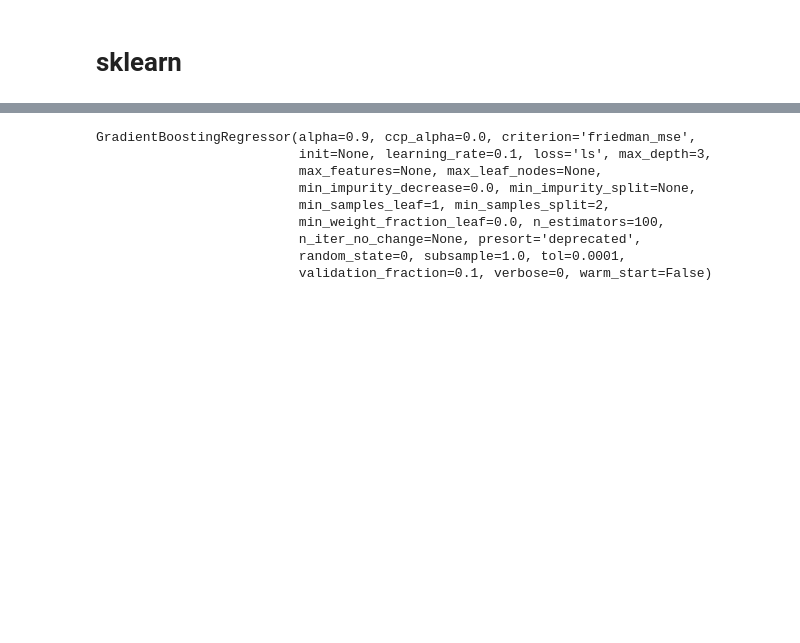
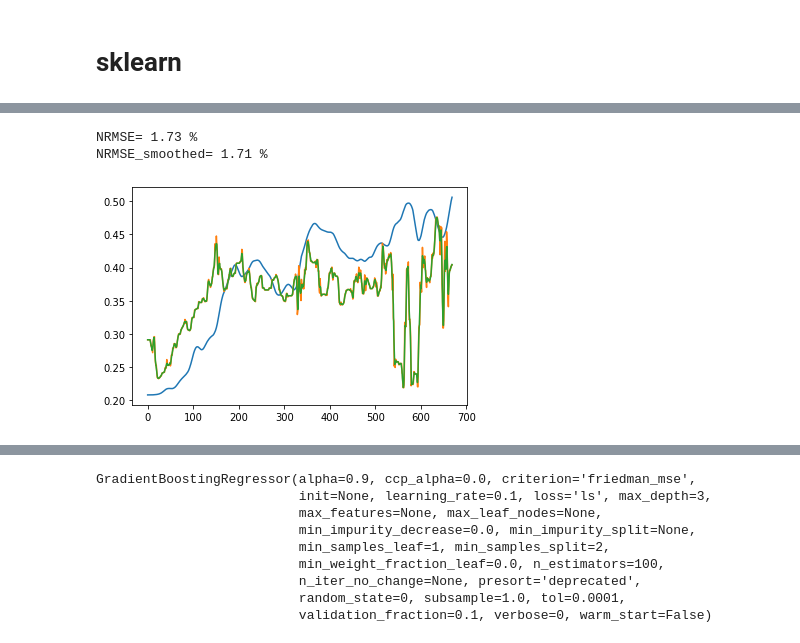
Before and after one commit to negargolestani/kinect_motion_tracking, a Jupyter notebook: regression_ml _sklearn.ipynb, the cells around one changed output, grey strips where cells are left out. Saved outputs shown, nothing was run; the diff lists cells and outputs as text; code cells hidden in the pictures; blank space fills up the shorter version.

```diff
--- a/regression_ml _sklearn.ipynb
+++ b/regression_ml _sklearn.ipynb
@@ -100,3 +159,4 @@ Validation Data - Y:     (18,) (430,)
 # sklearn
 # %%
 model = GradientBoostingRegressor(random_state=0)
+model.fit( train_data_segmented_f.X, train_data_segmented_f.Y)
@@ -108,0 +173,35 @@ validation_data_segmented = validation_data.segment(win_size, step, as_one=False
+# %%
+idx = 6
+data = validation_data_segmented_f
+
+x_test, y_test, data_test = data.X[idx], data.Y[idx], data.data[idx]
+
+preds = model.predict(x_test)
+preds_smooth = signal.savgol_filter( preds, window_length=3, polyorder=1)
+
+# r2 = model.score(train_data_segmented.X, train_data_segmented.Y)
+print('NRMSE=', np.round(mean_squared_error( y_test, preds ) / np.mean(y_test) * 100, 2), '%' )
+print('NRMSE_smoothed=', np.round(mean_squared_error( y_test, preds_smooth ) / np.mean(y_test) * 100, 2), '%' )
+
+plt.plot(validation_data_segmented.Y[idx])
+plt.plot(preds)
+plt.plot(preds_smooth)
+plt.show()
+
+# plt.subplot(311)
+# plt.plot(preds)
+# plt.plot(preds_smooth)
+# plt.plot(data_test.distance_0.values)
+# plt.plot(data_test.distance_1.values)
+
+# plt.subplot(312)
+# plt.plot(data_test.misalignment_0.values)
+# plt.plot(data_test.misalignment_1.values)
+
+# plt.subplot(313)
+# plt.plot(data_test.rssi_0.values)
+# plt.plot(data_test.rssi_1.values)
+# %% [output]
+NRMSE= 1.73 %
+NRMSE_smoothed= 1.71 %
+[figure, added]
```
Also changed, not shown: parts of 11 cells of this notebook, 3 other files.
